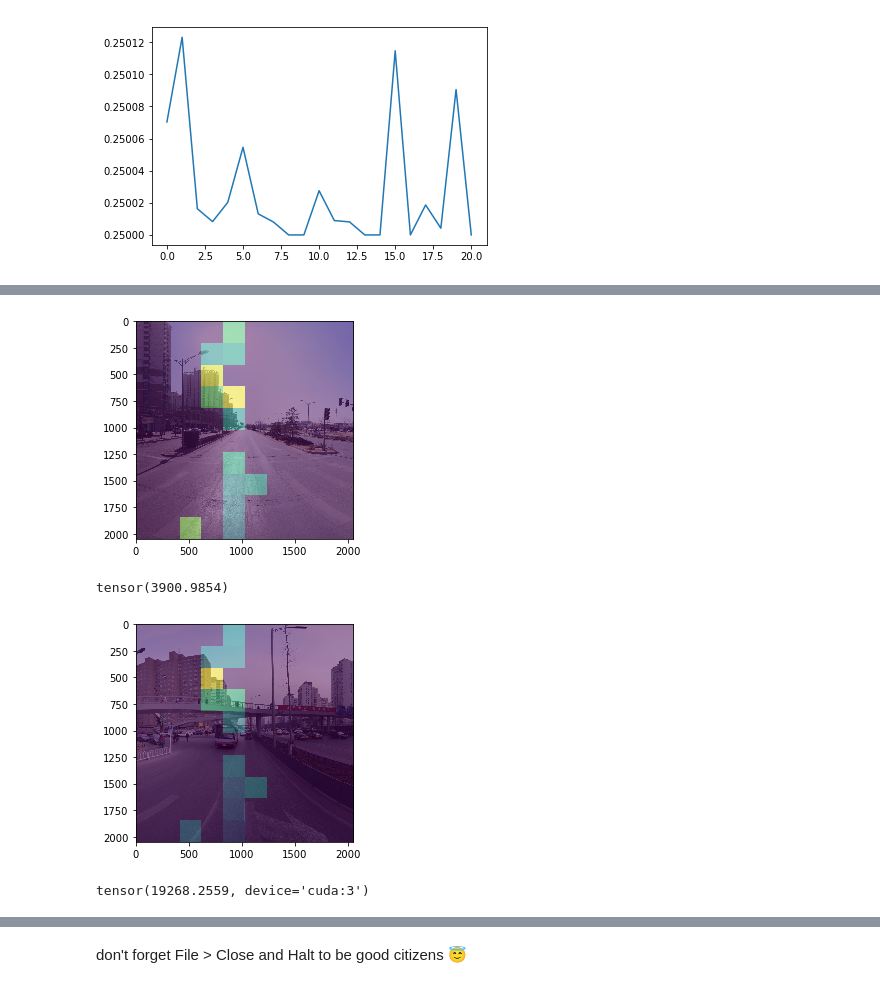
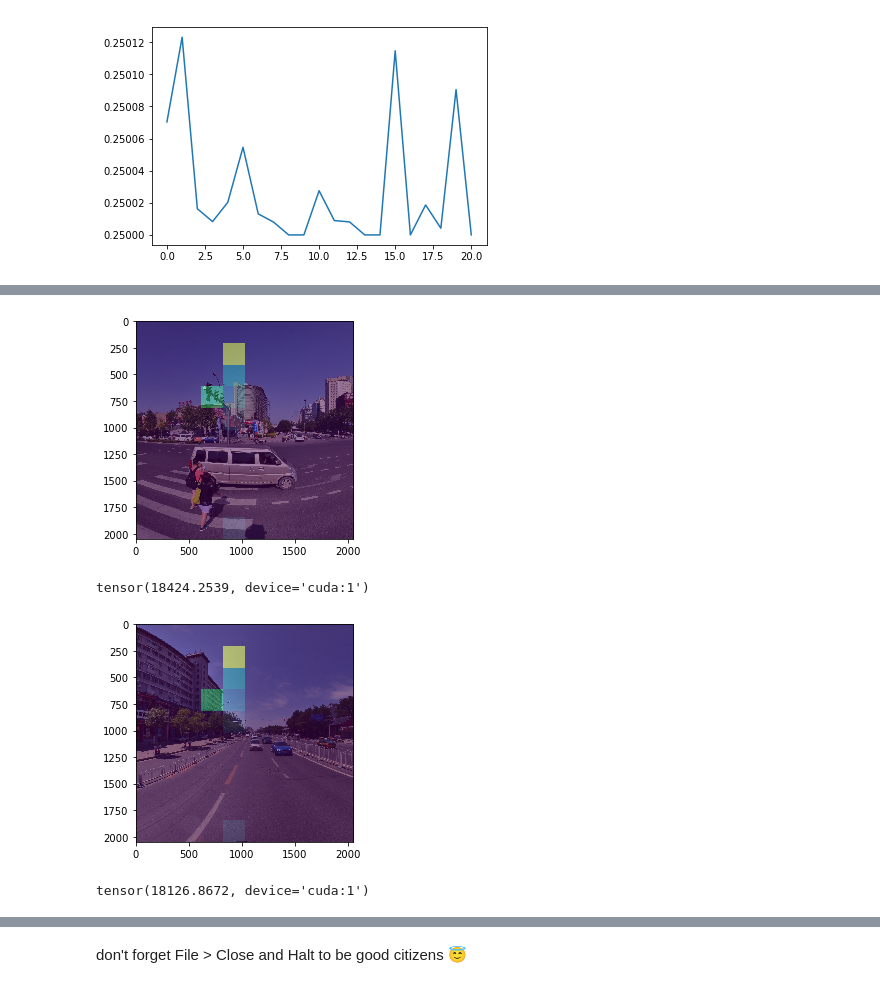
Before and after one commit to patriciagrau/LT2326-MLA, a Jupyter notebook: a1-gusgraupa.ipynb, the cells around one changed output, grey strips where cells are left out. Cells and saved outputs as stored; diff of their text form; code cells hidden in the pictures.

```diff
--- a/a1-gusgraupa.ipynb
+++ b/a1-gusgraupa.ipynb
@@ -215,7 +215,7 @@ You have a large grant of freedom as to what these model architectures will look
 # %%
 # hyperparameters 1
 # device = torch.device('cpu')
-device = torch.device('cuda:3')
+device = torch.device('cuda:1')
 
 batch_size = 4
 learning_rate = 1e-5
@@ -333,7 +333,7 @@ m1 = train(firstmodel, train_dataloader, device)
 # %%
 # hyperparameters 2
 # device = torch.device('cpu')
-device = torch.device('cuda:3')
+device = torch.device('cuda:1')
 
 batch_size = 4
 learning_rate = 0.0001
@@ -500,7 +499,7 @@ class SecondModel(nn.Module):
         return y
 # %%
 # device = torch.device('cpu')
-device = torch.device('cuda:3')
+device = torch.device('cuda:1')
 # %%
 # hyperparameters 1
 
@@ -653,7 +652,7 @@ def showing_im(model, device, images = test_im_names):
     unsqueezeme = permute.unsqueeze(0).to(device)
 
     with torch.no_grad():
-        y = m1(unsqueezeme)
+        y = model(unsqueezeme)
 
     reshaping = y.reshape((y.size()[0], 10, 10, 1))
     reshaping = reshaping.permute((0, 3, 1, 2))
@@ -703,16 +702,16 @@ tensor(14778.1172, device='cuda:3')
 # %%
-e = showing_im(m2, device)
+e = showing_im(m1_2, device)
 # %% [output]
-[figure, old version]
+[figure, new version]
 # %%
 torch.sum(e)
 # %% [output]
-tensor(3900.9854)
+tensor(18424.2539, device='cuda:1')
 # %%
 f = showing_im(m1_2, device)
 # %% [output]
-[figure, old version]
+[figure, new version]
 # %%
 torch.sum(f)
 # %% [output]
-tensor(19268.2559, device='cuda:3')
+tensor(18126.8672, device='cuda:1')
```
Also changed, not shown: parts of 21 cells of this notebook.
